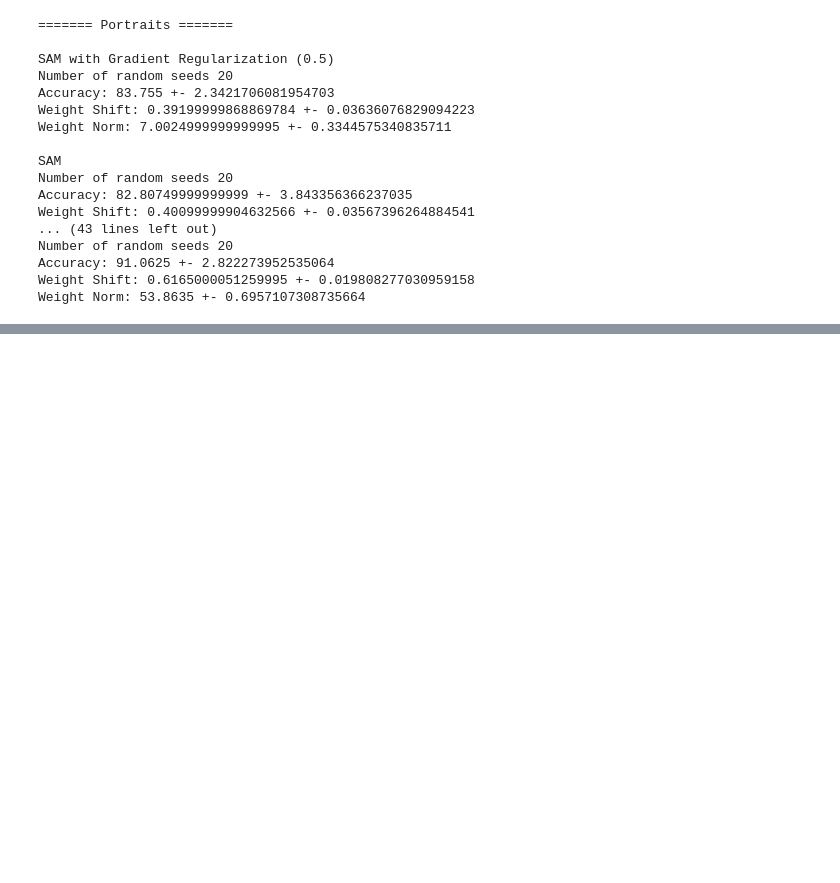
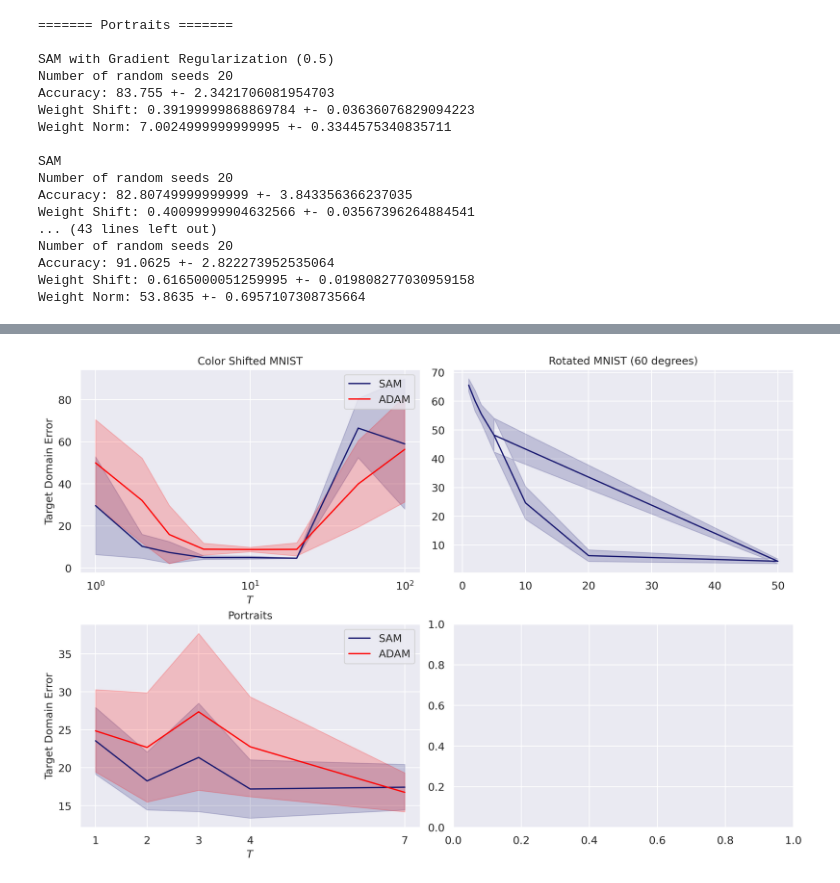
Before and after one commit to samjschapiro/GOAT, a Jupyter notebook: results_neurips.ipynb, the cells around one changed output, grey strips where cells are left out. Cells and saved outputs as stored; diff of their text form; code cells hidden in the pictures; blank space fills up the shorter version.

```diff
--- a/results_neurips.ipynb
+++ b/results_neurips.ipynb
@@ -80,0 +97,18 @@ Weight Norm: 53.8635 +- 0.6957107308735664
+# %%
+df = pd.read_csv('logs/portraits_opt:sam_grad_reg:0.0_hes_reg:1_num_int_dom:1.txt')
+df1 = pd.read_csv('logs/portraits_opt:sam_grad_reg:0.0_hes_reg:1_num_int_dom:2.txt')
+df2 = pd.read_csv('logs/portraits_opt:sam_grad_reg:0.0_hes_reg:1_num_int_dom:3.txt')
+df3 = pd.read_csv('logs/portraits_opt:sam_grad_reg:0_num_int_dom:4.txt')
+df4 = pd.read_csv('logs/portraits_opt:sam_grad_reg:0.0_hes_reg:1_num_int_dom:7.txt')
+df_list = [df, df1, df2, df3, df4]
+
+portraits_sam = get_df_results(df_list)
+
+df = pd.read_csv('logs/portraits_opt:adam_grad_reg:0.0_hes_reg:1_num_int_dom:1.txt')
+df1 = pd.read_csv('logs/portraits_opt:adam_grad_reg:0.0_hes_reg:1_num_int_dom:2.txt')
+df2 = pd.read_csv('logs/portraits_opt:adam_grad_reg:0.0_hes_reg:1_num_int_dom:3.txt')
+df3 = pd.read_csv('logs/portraits_opt:adam_grad_reg:0.1_num_int_dom:4.txt')
+df4 = pd.read_csv('logs/portraits_opt:adam_grad_reg:0.0_hes_reg:1_num_int_dom:7.txt')
+df_list = [df, df1, df2, df3, df4]
+
+portraits_adam = get_df_results(df_list)
@@ -80,0 +229,62 @@ Weight Norm: 53.8635 +- 0.6957107308735664
+# %%
+import numpy as np
+import matplotlib.pyplot as plt
+import seaborn as sns
+import matplotlib.ticker as mtick
+
+sns.set(font_scale=1.1)
+plt.rcParams['figure.dpi'] = 300
+plt.rcParams['savefig.dpi'] = 300
+# plt.rcParams['text.usetex'] = True
+# plt.rcParams['text.latex.preamble'] = r'\usepackage{dsfont}'
+
+from IPython.display import set_matplotlib_formats
+set_matplotlib_formats('png', 'pdf')
+
+import warnings
+warnings.filterwarnings('ignore')
+colors = ['lightsteelblue', 'cornflowerblue', 'blue', 'midnightblue', 'green', 'red']
+label_size = 23
+legend_size = 18
+fig, axs = plt.subplots(nrows=2, ncols=2, figsize=(12,8), constrained_layout=True)
+
+# Portraits
+int_doms = portraits_sam['int_dom']
+axs[1][0].set_title('Portraits', fontsize=12)
+axs[1][0].plot(int_doms, 100-portraits_sam['mean_acc'], color=colors[3], label='SAM');
+axs[1][0].fill_between(int_doms, 100-portraits_sam['mean_acc']-portraits_sam['std_acc'], 100-portraits_sam['mean_acc']+portraits_sam['std_acc'], alpha=0.2, color=colors[3]);
+axs[1][0].plot(int_doms, 100-portraits_adam['mean_acc'], color=colors[5], label='ADAM');
+axs[1][0].fill_between(int_doms, 100-portraits_adam['mean_acc']-portraits_adam['std_acc'], 100-portraits_adam['mean_acc']+portraits_adam['std_acc'], alpha=0.2, color=colors[5]);
+axs[1][0].set_ylabel('Target Domain Error', fontsize=12);
+axs[1][0].set_xlabel(r'$T$', fontsize=12)
+axs[1][0].set_xticks(int_doms);
+# axs[1][0].set_xscale('log')
+axs[1][0].legend();
+
+# Color MNIST
+int_doms = color_mnist_sam['int_dom']
+axs[0][0].set_title('Color Shifted MNIST', fontsize=12)
+axs[0][0].plot(int_doms, 100-color_mnist_sam['mean_acc'], color=colors[3], label='SAM');
+axs[0][0].fill_between(int_doms, 100-color_mnist_sam['mean_acc']-color_mnist_sam['std_acc'], 100-color_mnist_sam['mean_acc']+color_mnist_sam['std_acc'], alpha=0.2, color=colors[3]);
+axs[0][0].plot(int_doms, 100-color_mnist_adam['mean_acc'], color=colors[5], label='ADAM');
+axs[0][0].fill_between(int_doms, 100-color_mnist_adam['mean_acc']-color_mnist_adam['std_acc'], 100-color_mnist_adam['mean_acc']+color_mnist_adam['std_acc'], alpha=0.2, color=colors[5]);
+axs[0][0].set_ylabel('Target Domain Error', fontsize=12);
+axs[0][0].set_xlabel(r'$T$', fontsize=12)
+axs[0][0].set_xticks(int_doms);
+axs[0][0].set_xscale('log')
+axs[0][0].legend();
+
+
+# Rotated MNIST
+int_doms = mnist_60_sam['int_dom']
+axs[0][1].set_title('Rotated MNIST (60 degrees)', fontsize=12)
+axs[0][1].plot(int_doms, 100-mnist_60_sam['mean_acc'], color=colors[3], label='SAM');
+axs[0][1].fill_between(int_doms, 100-mnist_60_sam['mean_acc']-mnist_60_sam['std_acc'], 100-mnist_60_sam['mean_acc']+mnist_60_sam['std_acc'], alpha=0.2, color=colors[3]);
+axs[0][1].plot(int_doms, 100-mnist_60_adam['mean_acc'], color=colors[5], label='ADAM');
+axs[0][1].fill_between(int_doms, 100-mnist_60_adam['mean_acc']-mnist_60_adam['std_acc'], 100-mnist_60_adam['mean_acc']+mnist_60_adam['std_acc'], alpha=0.2, color=colors[5]);
+axs[0][1].set_ylabel('Target Domain Error', fontsize=12);
+axs[0][1].set_xlabel(r'$T$', fontsize=12)
+axs[0][1].set_xticks(int_doms);
+axs[0][1].set_xscale('log')
+axs[0][1].legend();
+# %% [output]
@@ -80,0 +292 @@ Weight Norm: 53.8635 +- 0.6957107308735664
+[figure, added]
```
Also changed, not shown: parts of 13 cells of this notebook, 43 other files.
